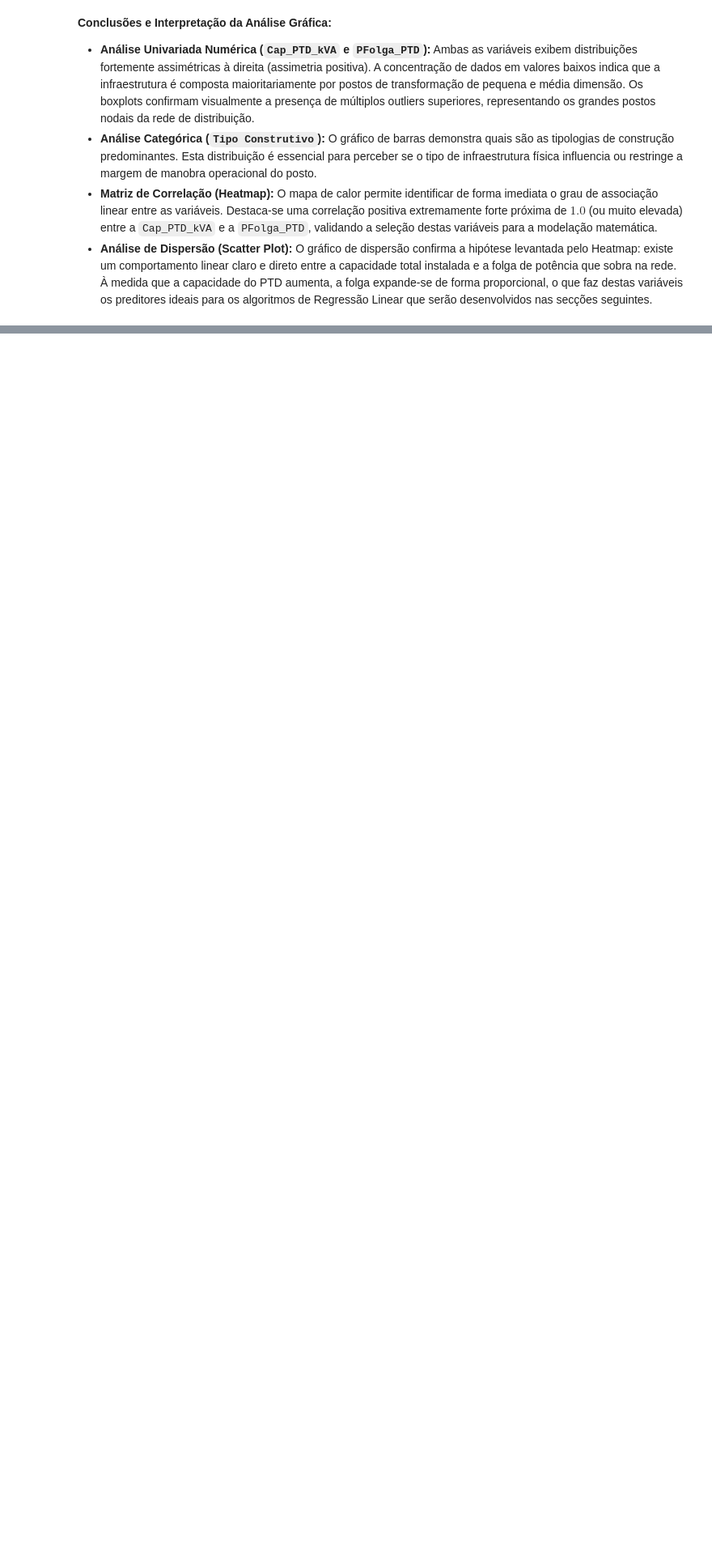
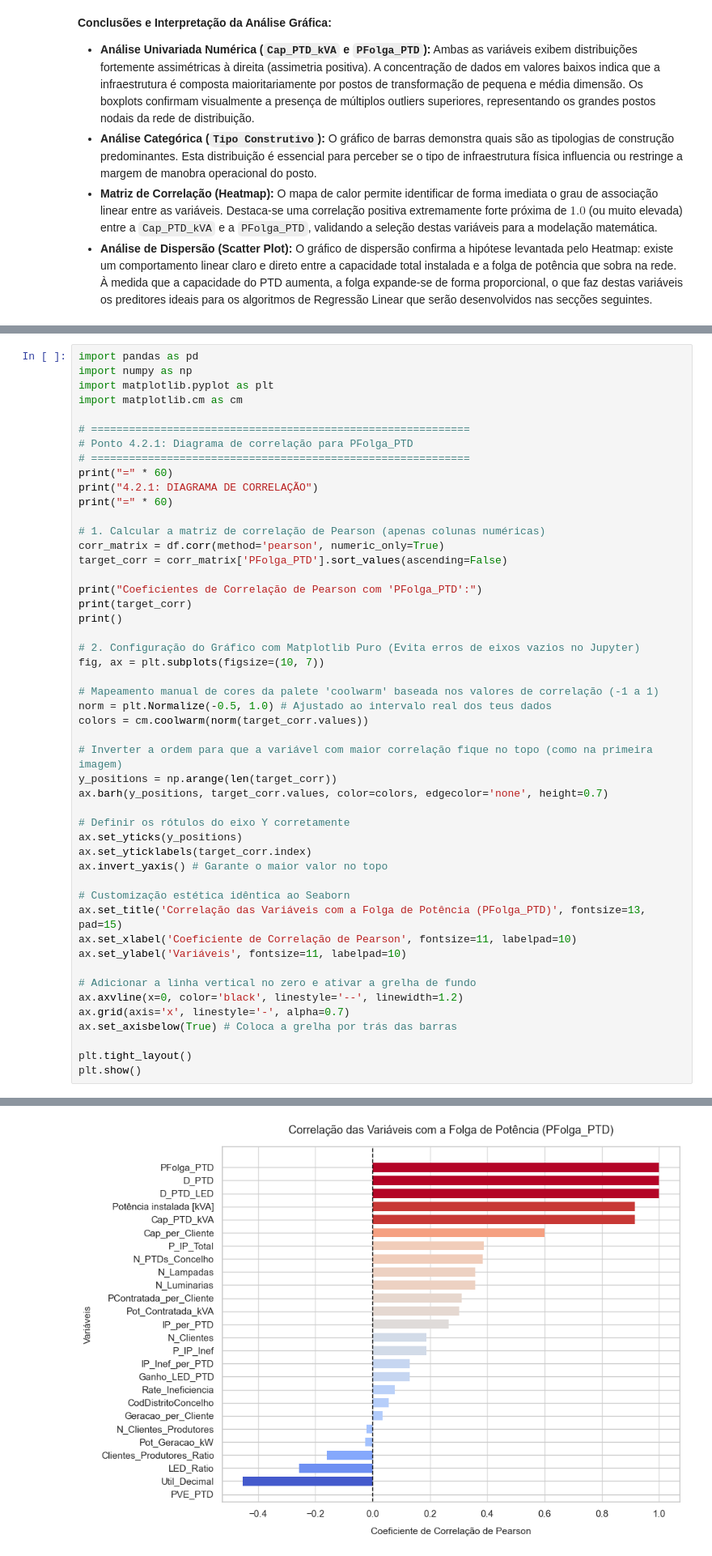
Before and after one commit to regina1230726/ANADI_TPA_3DI_1230726_1231003_1230620, a Jupyter notebook: codigo2.ipynb, the cells around one changed output, grey strips where cells are left out. Shown at 81% size. Drawn from its saved outputs; the diff is of its cells as text; blank space fills up the shorter version.

Commit message:
4.2.1 e 4.2.2 - diagrama de correlação e modelo de regressão linear simples

```diff
--- a/codigo2.ipynb
+++ b/codigo2.ipynb
@@ -247,0 +260,50 @@ if 'Cap_PTD_kVA' in df.columns and 'PFolga_PTD' in df.columns:
+# %%
+import pandas as pd
+import numpy as np
+import matplotlib.pyplot as plt
+import matplotlib.cm as cm
+
+# ============================================================
+# Ponto 4.2.1: Diagrama de correlação para PFolga_PTD
+# ============================================================
+print("=" * 60)
+print("4.2.1: DIAGRAMA DE CORRELAÇÃO")
+print("=" * 60)
+
+# 1. Calcular a matriz de correlação de Pearson (apenas colunas numéricas)
+corr_matrix = df.corr(method='pearson', numeric_only=True)
+target_corr = corr_matrix['PFolga_PTD'].sort_values(ascending=False)
+
+print("Coeficientes de Correlação de Pearson com 'PFolga_PTD':")
+print(target_corr)
+print()
+
+# 2. Configuração do Gráfico com Matplotlib Puro (Evita erros de eixos vazios no Jupyter)
+fig, ax = plt.subplots(figsize=(10, 7))
+
+# Mapeamento manual de cores da palete 'coolwarm' baseada nos valores de correlação (-1 a 1)
+norm = plt.Normalize(-0.5, 1.0) # Ajustado ao intervalo real dos teus dados
+colors = cm.coolwarm(norm(target_corr.values))
+
+# Inverter a ordem para que a variável com maior correlação fique no topo (como na primeira imagem)
+y_positions = np.arange(len(target_corr))
+ax.barh(y_positions, target_corr.values, color=colors, edgecolor='none', height=0.7)
+
+# Definir os rótulos do eixo Y corretamente
+ax.set_yticks(y_positions)
+ax.set_yticklabels(target_corr.index)
+ax.invert_yaxis() # Garante o maior valor no topo
+
+# Customização estética idêntica ao Seaborn
+ax.set_title('Correlação das Variáveis com a Folga de Potência (PFolga_PTD)', fontsize=13, pad=15)
+ax.set_xlabel('Coeficiente de Correlação de Pearson', fontsize=11, labelpad=10)
+ax.set_ylabel('Variáveis', fontsize=11, labelpad=10)
+
+# Adicionar a linha vertical no zero e ativar a grelha de fundo
+ax.axvline(x=0, color='black', linestyle='--', linewidth=1.2)
+ax.grid(axis='x', linestyle='-', alpha=0.7)
+ax.set_axisbelow(True) # Coloca a grelha por trás das barras
+
+plt.tight_layout()
+plt.show()
+# %% [output]
@@ -247,0 +327 @@ if 'Cap_PTD_kVA' in df.columns and 'PFolga_PTD' in df.columns:
+[figure, added]
```
Also changed, not shown: parts of 6 cells of this notebook, 1 other file.
